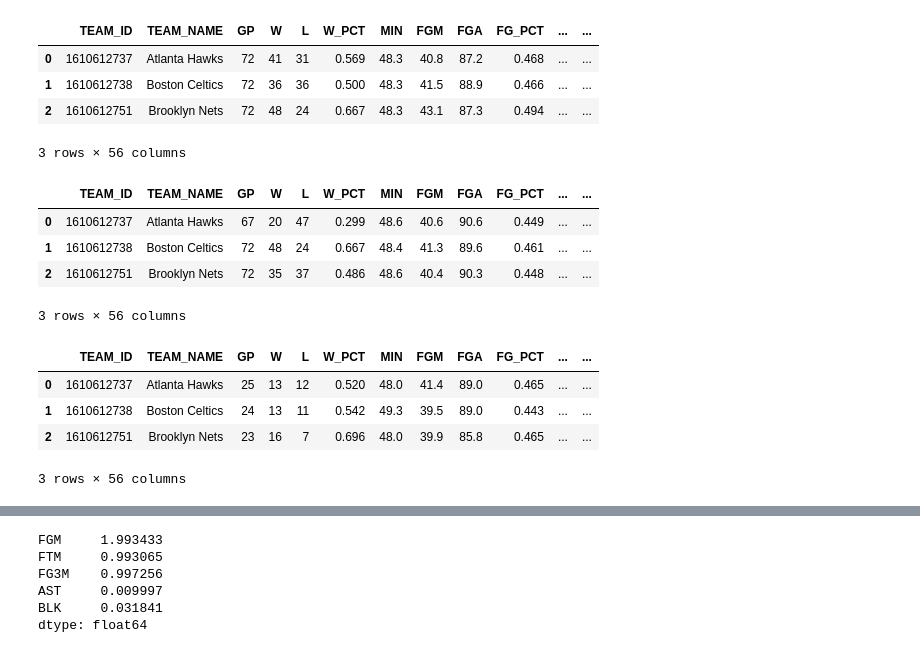
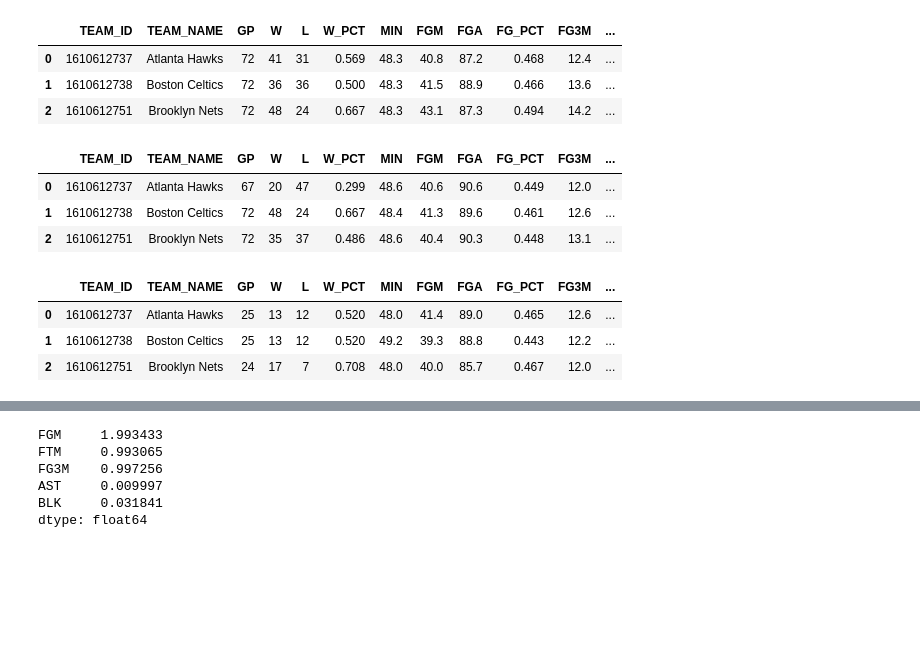
Before and after one commit to russellsprout/CMSE202_Proj, a Jupyter notebook: NBA_2.ipynb, the cells around one changed output, grey strips where cells are left out. Saved outputs shown, nothing was run; the diff lists cells and outputs as text; code cells hidden in the pictures; blank space fills up the shorter version.

```diff
--- a/NBA_2.ipynb
+++ b/NBA_2.ipynb
@@ -2,6 +2,8 @@
 import requests
 import pandas as pd
 import numpy as np
+'''This cell contains the webscraping code to create the data frame of data from the 2020-2021 NBA season
+'''
 
 url = 'https://stats.nba.com/stats/leaguedashteamstats'
 
@@ -61,12 +63,13 @@ NBA_20_21 = pd.DataFrame(response_json['resultSets'][0]['rowSet'])
 NBA_20_21.columns = response_json['resultSets'][0]['headers']
 NBA_20_21.head(3)
 # %% [output]
-|  | TEAM_ID | TEAM_NAME | GP | W | L | W_PCT | MIN | FGM | FGA | FG_PCT | ... | ... |
-| 0 | 1610612737 | Atlanta Hawks | 72 | 41 | 31 | 0.569 | 48.3 | 40.8 | 87.2 | 0.468 | ... | ... |
-| 1 | 1610612738 | Boston Celtics | 72 | 36 | 36 | 0.500 | 48.3 | 41.5 | 88.9 | 0.466 | ... | ... |
-| 2 | 1610612751 | Brooklyn Nets | 72 | 48 | 24 | 0.667 | 48.3 | 43.1 | 87.3 | 0.494 | ... | ... |
+|  | TEAM_ID | TEAM_NAME | GP | W | L | W_PCT | MIN | FGM | FGA | FG_PCT | FG3M | ... |
+| 0 | 1610612737 | Atlanta Hawks | 72 | 41 | 31 | 0.569 | 48.3 | 40.8 | 87.2 | 0.468 | 12.4 | ... |
+| 1 | 1610612738 | Boston Celtics | 72 | 36 | 36 | 0.500 | 48.3 | 41.5 | 88.9 | 0.466 | 13.6 | ... |
+| 2 | 1610612751 | Brooklyn Nets | 72 | 48 | 24 | 0.667 | 48.3 | 43.1 | 87.3 | 0.494 | 14.2 | ... |
-3 rows × 56 columns
 # %%
+'''This cell contains the webscraping code to create the data frame of data from the 2019-2020 NBA season
+'''
 
 url = 'https://stats.nba.com/stats/leaguedashteamstats'
 
@@ -126,15 +129,17 @@ NBA_19_20 = pd.DataFrame(response_json['resultSets'][0]['rowSet'])
 NBA_19_20.columns = response_json['resultSets'][0]['headers']
 NBA_19_20.head(3)
 # %% [output]
-|  | TEAM_ID | TEAM_NAME | GP | W | L | W_PCT | MIN | FGM | FGA | FG_PCT | ... | ... |
-| 0 | 1610612737 | Atlanta Hawks | 67 | 20 | 47 | 0.299 | 48.6 | 40.6 | 90.6 | 0.449 | ... | ... |
-| 1 | 1610612738 | Boston Celtics | 72 | 48 | 24 | 0.667 | 48.4 | 41.3 | 89.6 | 0.461 | ... | ... |
-| 2 | 1610612751 | Brooklyn Nets | 72 | 35 | 37 | 0.486 | 48.6 | 40.4 | 90.3 | 0.448 | ... | ... |
+|  | TEAM_ID | TEAM_NAME | GP | W | L | W_PCT | MIN | FGM | FGA | FG_PCT | FG3M | ... |
+| 0 | 1610612737 | Atlanta Hawks | 67 | 20 | 47 | 0.299 | 48.6 | 40.6 | 90.6 | 0.449 | 12.0 | ... |
+| 1 | 1610612738 | Boston Celtics | 72 | 48 | 24 | 0.667 | 48.4 | 41.3 | 89.6 | 0.461 | 12.6 | ... |
+| 2 | 1610612751 | Brooklyn Nets | 72 | 35 | 37 | 0.486 | 48.6 | 40.4 | 90.3 | 0.448 | 13.1 | ... |
-3 rows × 56 columns
 # %%
 import requests
 import pandas as pd
 import numpy as np
+'''This cell contains the webscraping code to create the data frame of the current data from the 2021-2022 NBA season
+'''
+
 
 url = 'https://stats.nba.com/stats/leaguedashteamstats'
 
@@ -167,35 +172,34 @@ params =(
 ("StarterBench", ""),
 ("TeamID", "0"),
 ("TwoWay", "0"),
 ("VsConference", ""),
 ("VsDivision", "" ))
 
 header = {
 "accept": "application/json, text/plain, */*",
 "accept-encoding": "gzip, deflate, br",
 "accept-language": "en-US,en;q=0.9",
 "connection": "keep-alive",
 "host" : "stats.nba.com",
 "If-Modified-Since": "Sat, 27 Nov 2021 23:37:38 GMT"  ,
 "origin": "https://www.nba.com",
 "referer": "https://www.nba.com/",
 "sec-ch-ua-platform": "macOS" ,
 "sec-fetch-dest": "empty",
 "sec-fetch-mode": "cors",
 "sec-fetch-site": "same-site",
 "user-agent": "Mozilla/5.0 (Macintosh; Intel Mac OS X 10_15_7) AppleWebKit/537.36 (KHTML, like Gecko) Chrome/96.0.4664.55 Safari/537.36",
 "x-nba-stats-origin": "stats",
 "x-nba-stats-token": "true"}
 
 
 response = requests.get(url, headers=header, params=params)
 response_json = response.json()
 NBA_21_22 = pd.DataFrame(response_json['resultSets'][0]['rowSet'])
 NBA_21_22.columns = response_json['resultSets'][0]['headers']
 NBA_21_22.head(3)
 # %% [output]
-|  | TEAM_ID | TEAM_NAME | GP | W | L | W_PCT | MIN | FGM | FGA | FG_PCT | ... | ... |
-| 0 | 1610612737 | Atlanta Hawks | 25 | 13 | 12 | 0.520 | 48.0 | 41.4 | 89.0 | 0.465 | ... | ... |
-| 1 | 1610612738 | Boston Celtics | 24 | 13 | 11 | 0.542 | 49.3 | 39.5 | 89.0 | 0.443 | ... | ... |
-| 2 | 1610612751 | Brooklyn Nets | 23 | 16 | 7 | 0.696 | 48.0 | 39.9 | 85.8 | 0.465 | ... | ... |
+|  | TEAM_ID | TEAM_NAME | GP | W | L | W_PCT | MIN | FGM | FGA | FG_PCT | FG3M | ... |
+| 0 | 1610612737 | Atlanta Hawks | 25 | 13 | 12 | 0.520 | 48.0 | 41.4 | 89.0 | 0.465 | 12.6 | ... |
+| 1 | 1610612738 | Boston Celtics | 25 | 13 | 12 | 0.520 | 49.2 | 39.3 | 88.8 | 0.443 | 12.2 | ... |
+| 2 | 1610612751 | Brooklyn Nets | 24 | 17 | 7 | 0.708 | 48.0 | 40.0 | 85.7 | 0.467 | 12.0 | ... |
-3 rows × 56 columns
```
Also changed, not shown: parts of 28 cells of this notebook.
